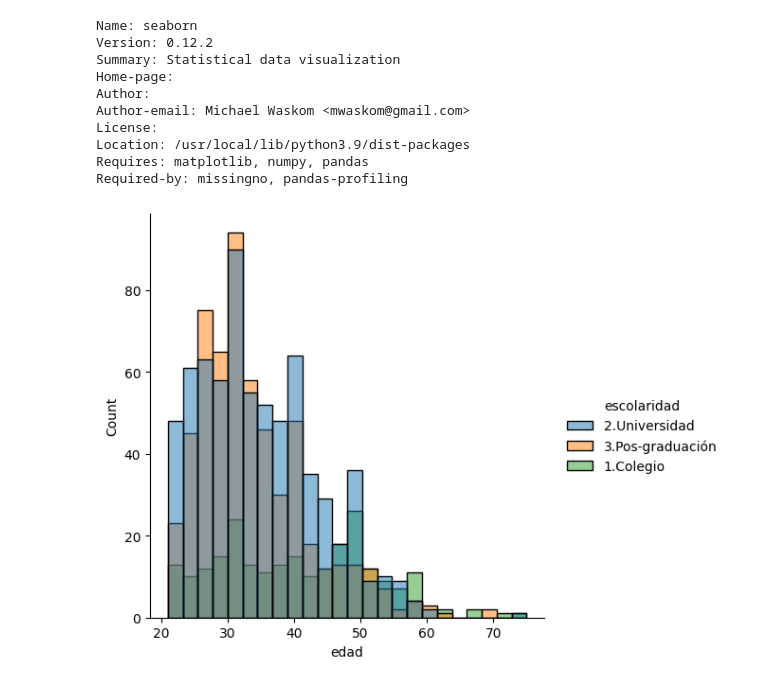
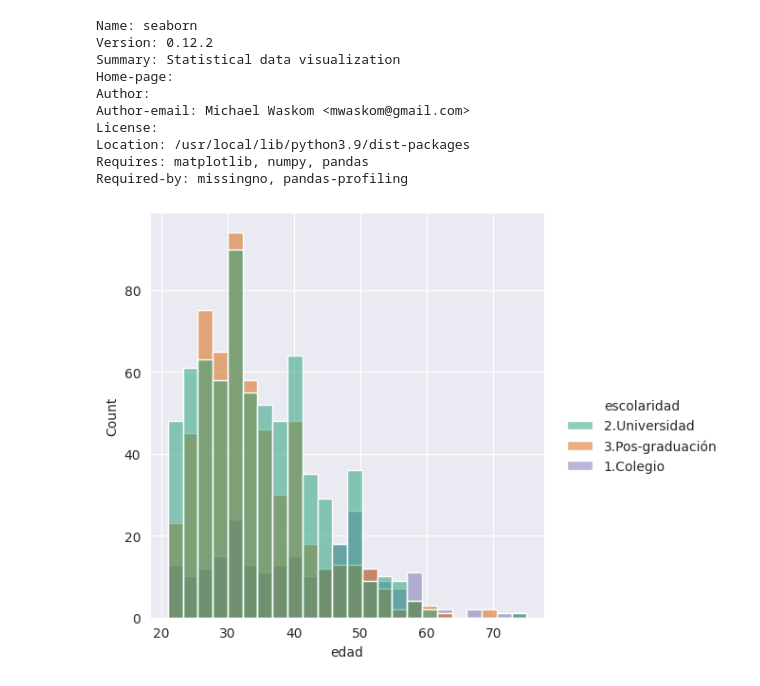
Before and after one commit to osdan97/Alura-Data_Visualization-Explorando-con-Seaborn, a Jupyter notebook: Aula_1.ipynb, the cells around one changed output. Cells and saved outputs as stored; diff of their text form; code cells hidden in the pictures.

```diff
--- a/Aula_1.ipynb
+++ b/Aula_1.ipynb
@@ -201,7 +201,11 @@ License:
 Location: /usr/local/lib/python3.9/dist-packages
 Requires: matplotlib, numpy, pandas
 Required-by: missingno, pandas-profiling
+# %%
+#las opciones que tenemos son: (darkgrid, whitegrid, dark, white, ticks)
+sb.set_style('darkgrid')
 # %%
-graf=sb.displot(data=tarjetas,x='edad',hue='escolaridad');
+#plasma,magma,inferno,vidiris,cividis
+graf=sb.displot(data=tarjetas,x='edad',hue='escolaridad',palette='Dark2');
 # %% [output]
-[figure, old version]
+[figure, new version]
```
Also changed, not shown: parts of 33 cells of this notebook.
